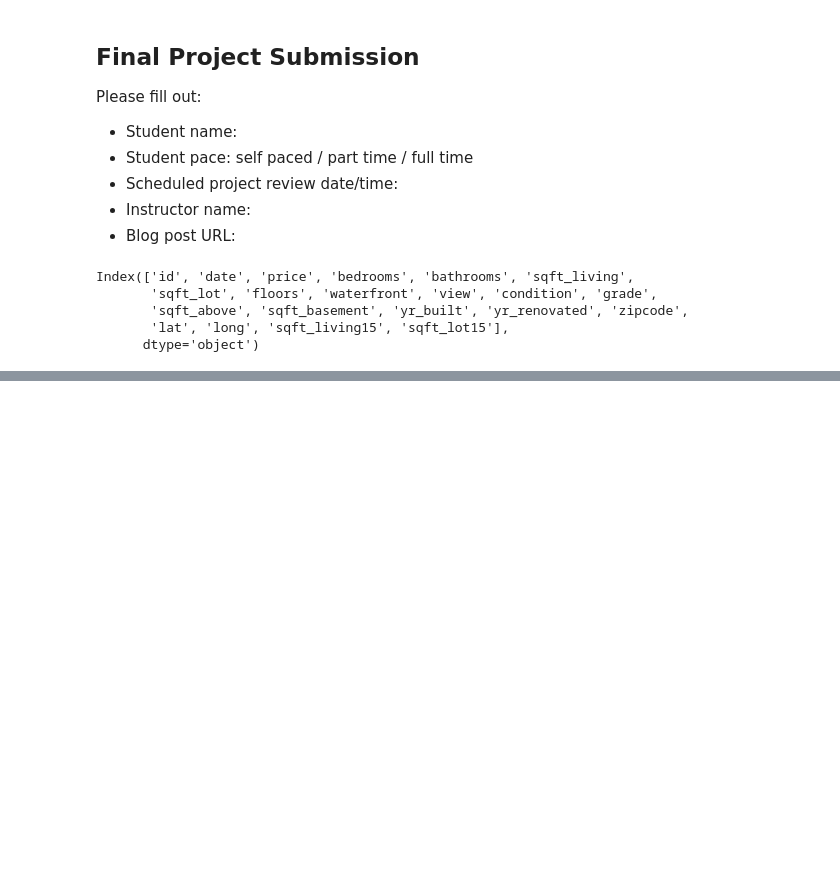
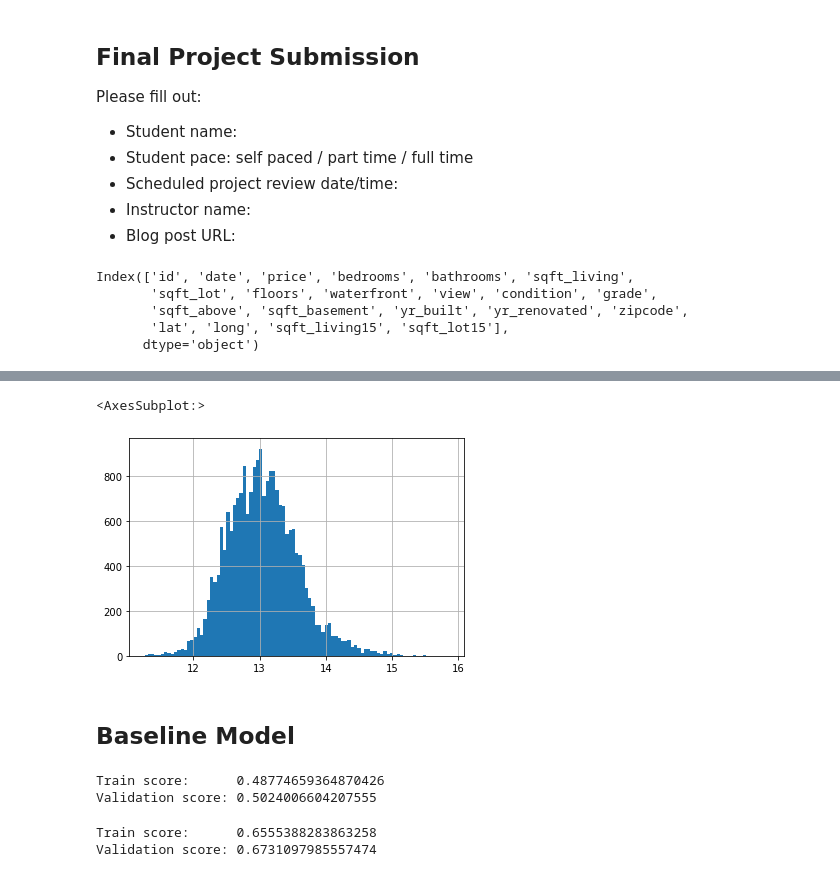
Before and after one commit to bentoler22/Flatiron_Phase_2_Project, a Jupyter notebook: student.ipynb, the cells around one changed output, grey strips where cells are left out. Cells and saved outputs as stored; diff of their text form; code cells hidden in the pictures; blank space fills up the shorter version.

Commit message:
Initial Modeling

```diff
--- a/student.ipynb
+++ b/student.ipynb
@@ -117,0 +160,7 @@ df.corr()
+# %%
+y.hist(bins='auto')
+# %% [output]
+<AxesSubplot:>
+[figure, added]
+# %% [markdown]
+## Baseline Model
@@ -117,0 +169,36 @@ df.corr()
+# %%
+from sklearn.model_selection import cross_validate, ShuffleSplit
+
+splitter = ShuffleSplit(n_splits=3, test_size=0.25, random_state=0)
+
+baseline_scores = cross_validate(
+    estimator=baseline_model,
+    X=df[['sqft_living']],
+    y=df[['price']],
+    return_train_score=True,
+    cv=splitter
+)
+
+print("Train score:     ", baseline_scores["train_score"].mean())
+print("Validation score:", baseline_scores["test_score"].mean())
+# %% [output]
+Train score:      0.48774659364870426
+Validation score: 0.5024006604207555
+# %%
+from sklearn.model_selection import cross_validate, ShuffleSplit
+
+splitter = ShuffleSplit(n_splits=3, test_size=0.25, random_state=0)
+
+baseline_scores = cross_validate(
+    estimator=baseline_model,
+    X=data.drop('price', axis=1),
+    y=y,
+    return_train_score=True,
+    cv=splitter
+)
+
+print("Train score:     ", baseline_scores["train_score"].mean())
+print("Validation score:", baseline_scores["test_score"].mean())
+# %% [output]
+Train score:      0.6555388283863258
+Validation score: 0.6731097985557474
```
Also changed, not shown: parts of 69 cells of this notebook.
